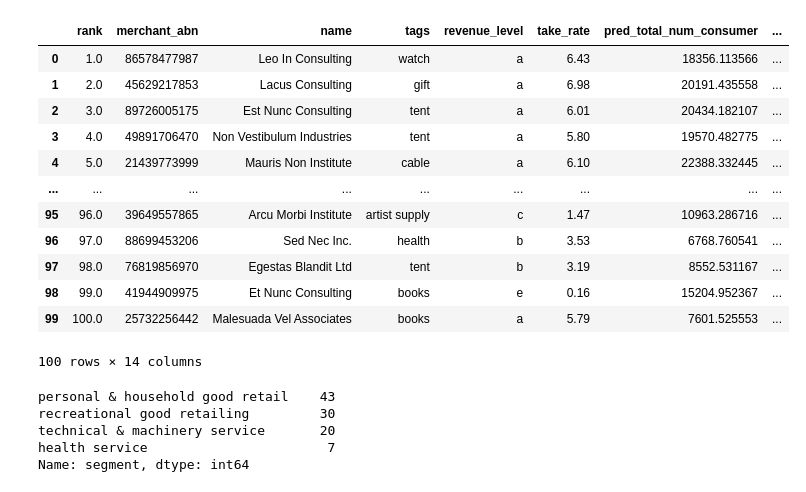
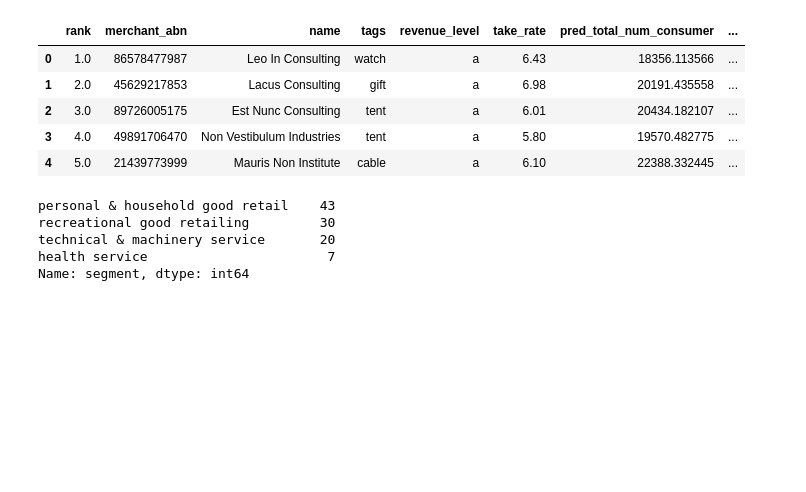
Before and after one commit to MAST30034-Applied-Data-Science/generic-buy-now-pay-later-project-group-14, a Jupyter notebook: notebooks/ranking_analysis.ipynb, the cells around one changed output. Drawn from its saved outputs; the diff is of its cells as text; code cells hidden in the pictures; blank space fills up the shorter version.

```diff
--- a/notebooks/ranking_analysis.ipynb
+++ b/notebooks/ranking_analysis.ipynb
@@ -6,21 +6,14 @@ import numpy as np
 sns.set_style('darkgrid')
 # %%
 rank = pd.read_csv("../data/curated/top100.csv")
-rank
+rank.head()
 # %% [output]
 |  | rank | merchant_abn | name | tags | revenue_level | take_rate | pred_total_num_consumer | ... |
 | 0 | 1.0 | 86578477987 | Leo In Consulting | watch | a | 6.43 | 18356.113566 | ... |
 | 1 | 2.0 | 45629217853 | Lacus Consulting | gift | a | 6.98 | 20191.435558 | ... |
 | 2 | 3.0 | 89726005175 | Est Nunc Consulting | tent | a | 6.01 | 20434.182107 | ... |
 | 3 | 4.0 | 49891706470 | Non Vestibulum Industries | tent | a | 5.80 | 19570.482775 | ... |
 | 4 | 5.0 | 21439773999 | Mauris Non Institute | cable | a | 6.10 | 22388.332445 | ... |
-| ... | ... | ... | ... | ... | ... | ... | ... | ... |
-| 95 | 96.0 | 39649557865 | Arcu Morbi Institute | artist supply | c | 1.47 | 10963.286716 | ... |
-| 96 | 97.0 | 88699453206 | Sed Nec Inc. | health | b | 3.53 | 6768.760541 | ... |
-| 97 | 98.0 | 76819856970 | Egestas Blandit Ltd | tent | b | 3.19 | 8552.531167 | ... |
-| 98 | 99.0 | 41944909975 | Et Nunc Consulting | books | e | 0.16 | 15204.952367 | ... |
-| 99 | 100.0 | 25732256442 | Malesuada Vel Associates | books | a | 5.79 | 7601.525553 | ... |
-100 rows × 14 columns
 # %%
 value_count = rank['segment'].value_counts()
 value_count
```
Also changed, not shown: parts of 12 cells of this notebook, 1 other file.
